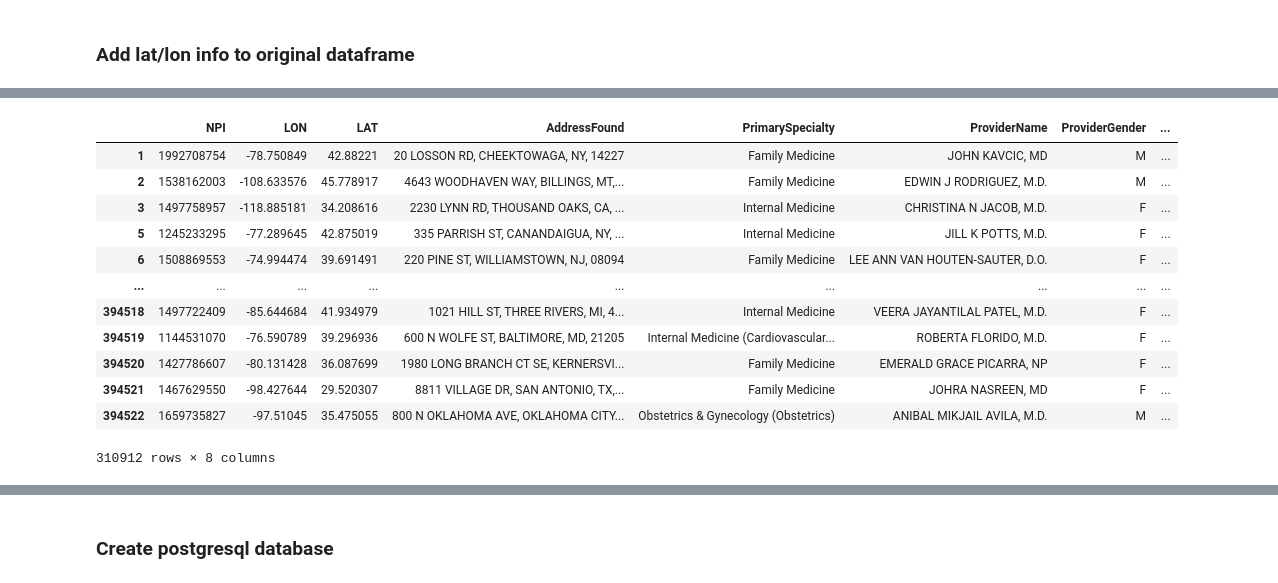
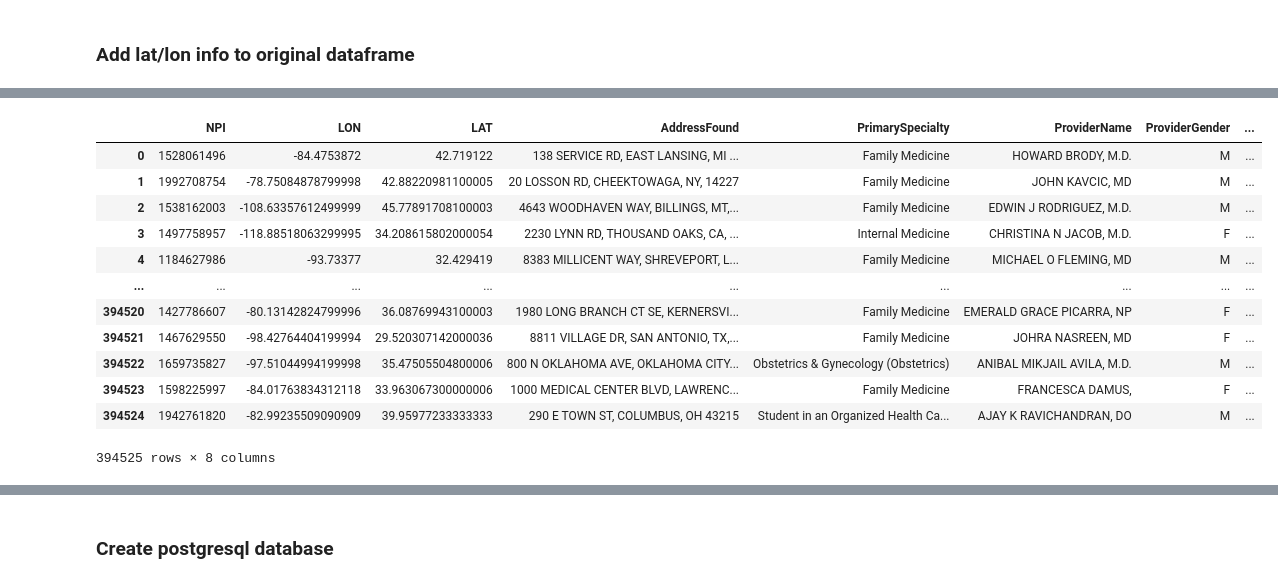
Before and after one commit to erinmcmahon26/Cervical_Cancer_Risk_Assessment, a Jupyter notebook: FindProviderFeature/prepare_database.ipynb, the cells around one changed output, grey strips where cells are left out. Saved outputs shown, nothing was run; the diff lists cells and outputs as text; code cells hidden in the pictures.

```diff
--- a/FindProviderFeature/prepare_database.ipynb
+++ b/FindProviderFeature/prepare_database.ipynb
@@ -92,0 +165,14 @@ geocode_match
+# %%
+path = '/Users/sarahrodenbeck/Documents/MSDS/MSDS498 - Capstone/Cervical_Cancer_Risk_Assessment/FindProviderFeature/osmgeocodingResults'
+all_files = glob.glob(os.path.join(path,"*.csv"))
+li = []
+for f in all_files:
+    df_temp = pd.read_csv(f,index_col=0) #,usecols=cols)
+    li.append(df_temp)
+osm_dfs = pd.concat(li,axis=0,ignore_index=True)
+osm_dfs = osm_dfs.drop_duplicates(subset=['NPI'])
+osm_dfs = osm_dfs[['NPI','OSM_RES']]
+osm_matches = osm_dfs[osm_dfs['OSM_RES'].isna()==False]
+# %%
+osm_matches[['LON', 'LAT','AddressFound']] = osm_matches['OSM_RES'].str.split(pat='|',expand = True).drop([1,3], axis=1)
+osm_matches
@@ -93,4 +208,2 @@ geocode_match
 # %% [markdown]
 ### Add lat/lon info to original dataframe
-# %%
-df = pd.merge(df,geocode_match[['NPI','LON','LAT','AddressFound']], on='NPI',how='left')
@@ -170,16 +210,20 @@ matches = matches[['NPI','LON','LAT','AddressFound','PrimarySpecialty','Provider
-# %%
-matches
-# %% [output]
-|  | NPI | LON | LAT | AddressFound | PrimarySpecialty | ProviderName | ProviderGender | ... |
-| 1 | 1992708754 | -78.750849 | 42.88221 | 20 LOSSON RD, CHEEKTOWAGA, NY, 14227 | Family Medicine | JOHN KAVCIC, MD | M | ... |
-| 2 | 1538162003 | -108.633576 | 45.778917 | 4643 WOODHAVEN WAY, BILLINGS, MT,... | Family Medicine | EDWIN J RODRIGUEZ, M.D. | M | ... |
-| 3 | 1497758957 | -118.885181 | 34.208616 | 2230 LYNN RD, THOUSAND OAKS, CA, ... | Internal Medicine | CHRISTINA N JACOB, M.D. | F | ... |
-| 5 | 1245233295 | -77.289645 | 42.875019 | 335 PARRISH ST, CANANDAIGUA, NY, ... | Internal Medicine | JILL K POTTS, M.D. | F | ... |
-| 6 | 1508869553 | -74.994474 | 39.691491 | 220 PINE ST, WILLIAMSTOWN, NJ, 08094 | Family Medicine | LEE ANN VAN HOUTEN-SAUTER, D.O. | F | ... |
-| ... | ... | ... | ... | ... | ... | ... | ... | ... |
-| 394518 | 1497722409 | -85.644684 | 41.934979 | 1021 HILL ST, THREE RIVERS, MI, 4... | Internal Medicine | VEERA JAYANTILAL PATEL, M.D. | F | ... |
-| 394519 | 1144531070 | -76.590789 | 39.296936 | 600 N WOLFE ST, BALTIMORE, MD, 21205 | Internal Medicine (Cardiovascular... | ROBERTA FLORIDO, M.D. | F | ... |
-| 394520 | 1427786607 | -80.131428 | 36.087699 | 1980 LONG BRANCH CT SE, KERNERSVI... | Family Medicine | EMERALD GRACE PICARRA, NP | F | ... |
-| 394521 | 1467629550 | -98.427644 | 29.520307 | 8811 VILLAGE DR, SAN ANTONIO, TX,... | Family Medicine | JOHRA NASREEN, MD | F | ... |
-| 394522 | 1659735827 | -97.51045 | 35.475055 | 800 N OKLAHOMA AVE, OKLAHOMA CITY... | Obstetrics & Gynecology (Obstetrics) | ANIBAL MIKJAIL AVILA, M.D. | M | ... |
-310912 rows × 8 columns
+# %%
+matches = pd.concat([geocode_match[['NPI','LON','LAT','AddressFound']],osm_matches[['NPI','LON','LAT','AddressFound']]],ignore_index=True)
+matches = matches.drop_duplicates(subset=['NPI'])
+matches = pd.merge(df,matches[['NPI','LON','LAT','AddressFound']], on='NPI',how='left')
+matches = matches[['NPI','LON','LAT','AddressFound','PrimarySpecialty','ProviderName','ProviderGender','PracticePhoneNum']]
+matches
+# %% [output]
+|  | NPI | LON | LAT | AddressFound | PrimarySpecialty | ProviderName | ProviderGender | ... |
+| 0 | 1528061496 | -84.4753872 | 42.719122 | 138 SERVICE RD, EAST LANSING, MI ... | Family Medicine | HOWARD BRODY, M.D. | M | ... |
+| 1 | 1992708754 | -78.75084878799998 | 42.88220981100005 | 20 LOSSON RD, CHEEKTOWAGA, NY, 14227 | Family Medicine | JOHN KAVCIC, MD | M | ... |
+| 2 | 1538162003 | -108.63357612499999 | 45.77891708100003 | 4643 WOODHAVEN WAY, BILLINGS, MT,... | Family Medicine | EDWIN J RODRIGUEZ, M.D. | M | ... |
+| 3 | 1497758957 | -118.88518063299995 | 34.208615802000054 | 2230 LYNN RD, THOUSAND OAKS, CA, ... | Internal Medicine | CHRISTINA N JACOB, M.D. | F | ... |
+| 4 | 1184627986 | -93.73377 | 32.429419 | 8383 MILLICENT WAY, SHREVEPORT, L... | Family Medicine | MICHAEL O FLEMING, MD | M | ... |
+| ... | ... | ... | ... | ... | ... | ... | ... | ... |
+| 394520 | 1427786607 | -80.13142824799996 | 36.08769943100003 | 1980 LONG BRANCH CT SE, KERNERSVI... | Family Medicine | EMERALD GRACE PICARRA, NP | F | ... |
+| 394521 | 1467629550 | -98.42764404199994 | 29.520307142000036 | 8811 VILLAGE DR, SAN ANTONIO, TX,... | Family Medicine | JOHRA NASREEN, MD | F | ... |
+| 394522 | 1659735827 | -97.51044994199998 | 35.47505504800006 | 800 N OKLAHOMA AVE, OKLAHOMA CITY... | Obstetrics & Gynecology (Obstetrics) | ANIBAL MIKJAIL AVILA, M.D. | M | ... |
+| 394523 | 1598225997 | -84.01763834312118 | 33.963067300000006 | 1000 MEDICAL CENTER BLVD, LAWRENC... | Family Medicine | FRANCESCA DAMUS, | F | ... |
+| 394524 | 1942761820 | -82.99235509090909 | 39.95977233333333 | 290 E TOWN ST, COLUMBUS, OH 43215 | Student in an Organized Health Ca... | AJAY K RAVICHANDRAN, DO | M | ... |
+394525 rows × 8 columns
```
Also changed, not shown: parts of 35 cells of this notebook, 4 other files.
